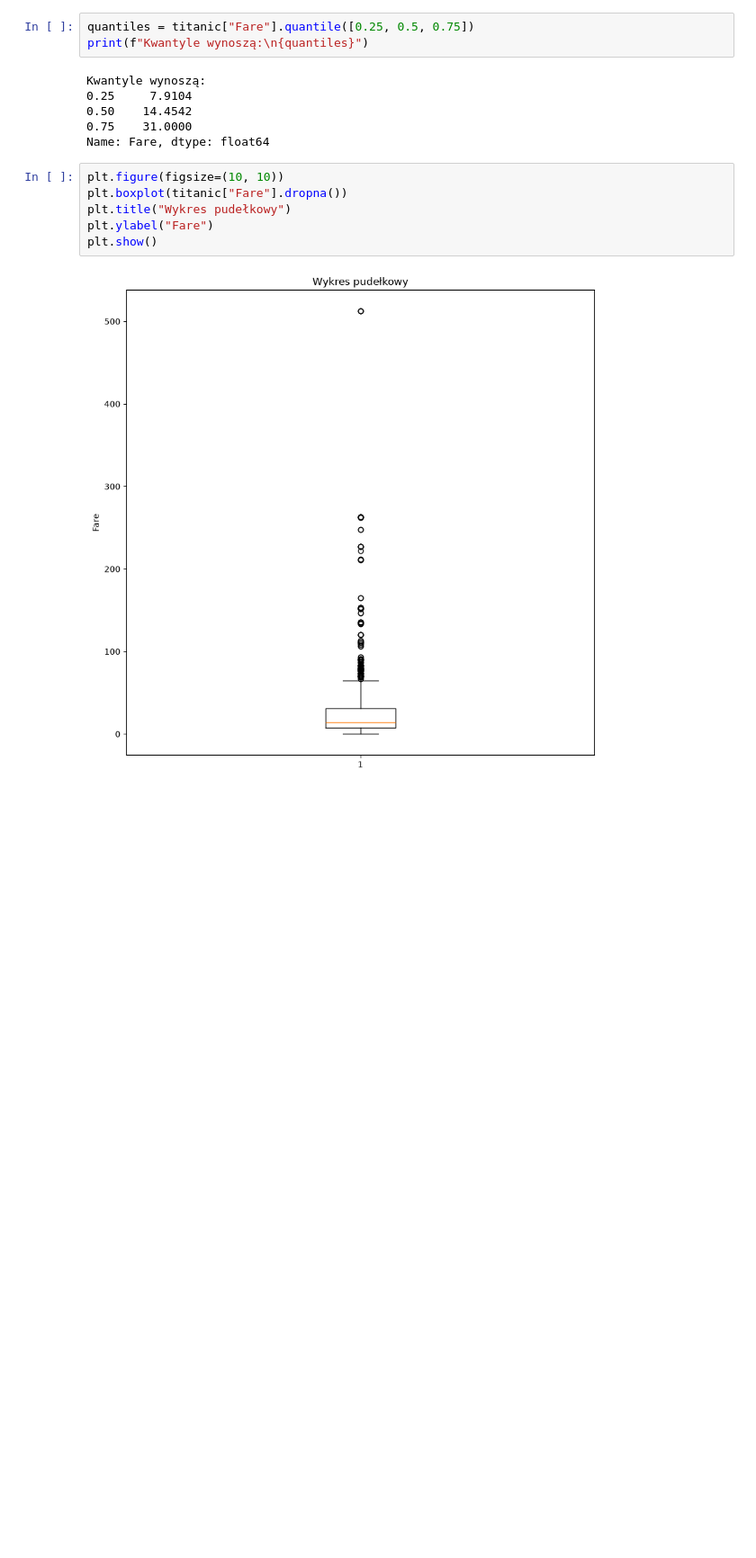
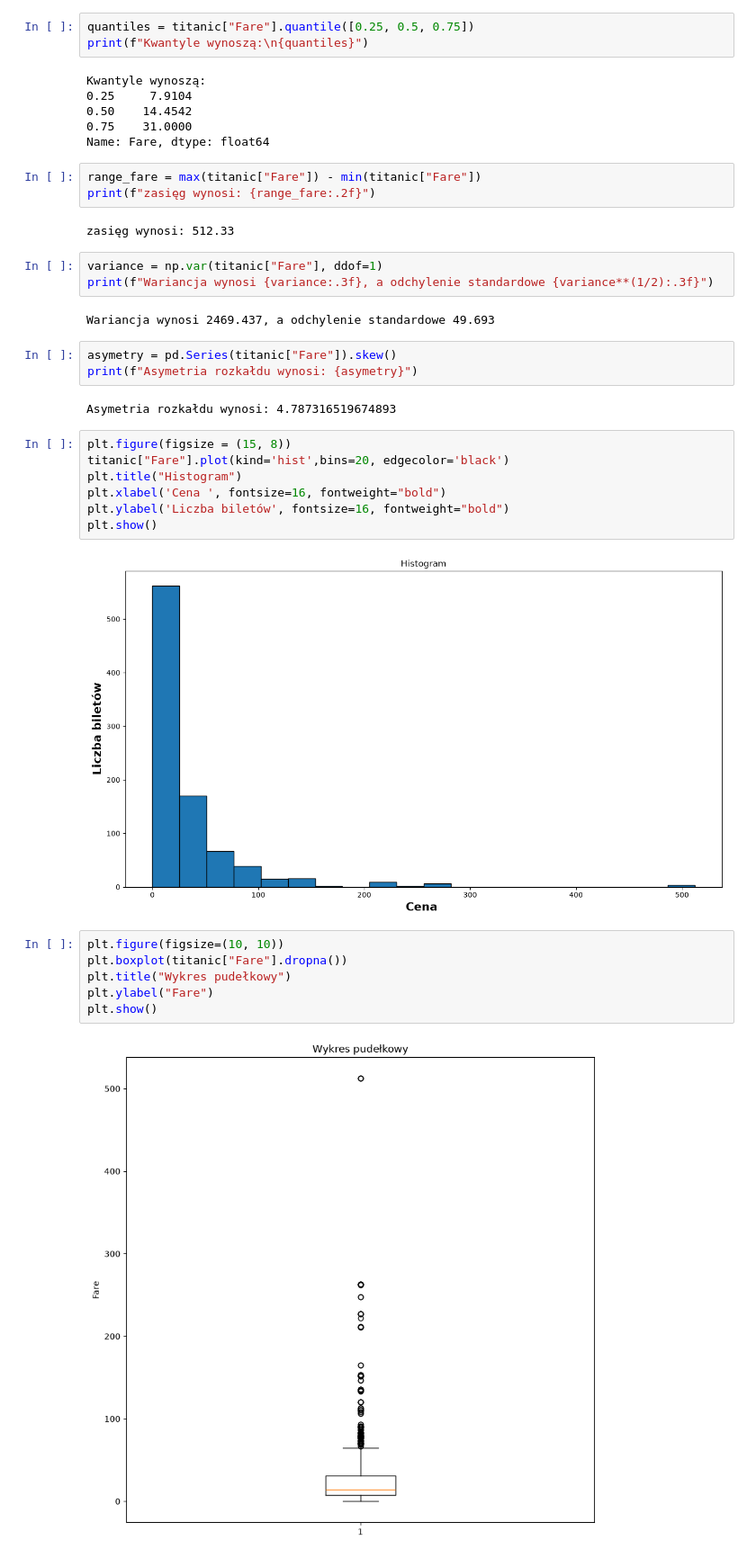
Before and after one commit to Ayuru/titanic, a Jupyter notebook: titanic.ipynb, the cells around one changed output. Shown at 90% size. Drawn from its saved outputs; the diff is of its cells as text; blank space fills up the shorter version.

```diff
--- a/titanic.ipynb
+++ b/titanic.ipynb
@@ -19,6 +20,30 @@ Kwantyle wynoszą:
 0.50    14.4542
 0.75    31.0000
 Name: Fare, dtype: float64
+# %%
+range_fare = max(titanic["Fare"]) - min(titanic["Fare"])
+print(f"zasięg wynosi: {range_fare:.2f}")
+# %% [output]
+zasięg wynosi: 512.33
+# %%
+variance = np.var(titanic["Fare"], ddof=1)
+print(f"Wariancja wynosi {variance:.3f}, a odchylenie standardowe {variance**(1/2):.3f}")
+# %% [output]
+Wariancja wynosi 2469.437, a odchylenie standardowe 49.693
+# %%
+asymetry = pd.Series(titanic["Fare"]).skew()
+print(f"Asymetria rozkałdu wynosi: {asymetry}")
+# %% [output]
+Asymetria rozkałdu wynosi: 4.787316519674893
+# %%
+plt.figure(figsize = (15, 8))
+titanic["Fare"].plot(kind='hist',bins=20, edgecolor='black')
+plt.title("Histogram")
+plt.xlabel('Cena ', fontsize=16, fontweight="bold")
+plt.ylabel('Liczba biletów', fontsize=16, fontweight="bold")
+plt.show()
+# %% [output]
+[figure, added]
 # %%
 plt.figure(figsize=(10, 10))
 plt.boxplot(titanic["Fare"].dropna())
```
Also changed, not shown: parts of 1 cell of this notebook.
